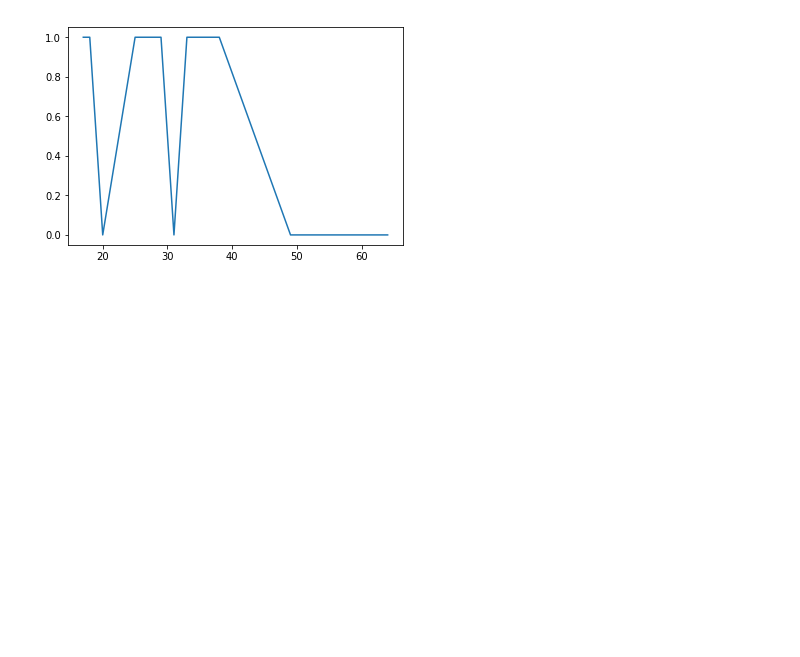
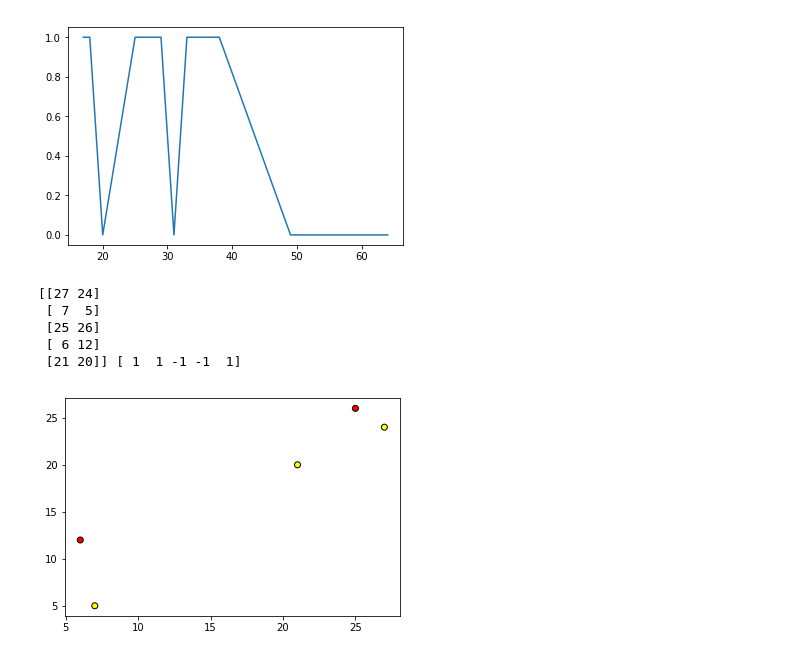
Before and after one commit to DianaAimbetova/ml_course, a Jupyter notebook: jupyter_russian/topic03_decision_trees_knn/fibonacci.ipynb, the cells around one changed output. Cells and saved outputs as stored; diff of their text form; code cells hidden in the pictures; blank space fills up the shorter version.

```diff
--- a/jupyter_russian/topic03_decision_trees_knn/fibonacci.ipynb
+++ b/jupyter_russian/topic03_decision_trees_knn/fibonacci.ipynb
@@ -42,3 +43,25 @@ import matplotlib.pyplot as plt
 plt.plot(df_train['Возраст'], df_train['Невозврат кредита']);
 # %% [output]
 [figure]
+# %%
+def form_linearly_separable_data(n=5, x1_min=0, x1_max=30, x2_min=0, x2_max=30):
+    data, target = [], []
+    for i in range(n):
+        x1, x2 = np.random.randint(x1_min, x1_max), np.random.randint(x2_min, x2_max)
+
+        if np.abs(x1 - x2) > 0.5:
+            data.append([x1, x2])
+            target.append(np.sign(x1 - x2))
+    return np.array(data), np.array(target)
+
+X, y = form_linearly_separable_data()
+print(X,y)
+
+plt.scatter(X[:, 0], X[:, 1], c=y, cmap='autumn', edgecolors='black');
+# %% [output]
+[[27 24]
+ [ 7  5]
+ [25 26]
+ [ 6 12]
+ [21 20]] [ 1  1 -1 -1  1]
+[figure, added]
```
Also changed, not shown: parts of 1 cell of this notebook, 6 other files.
